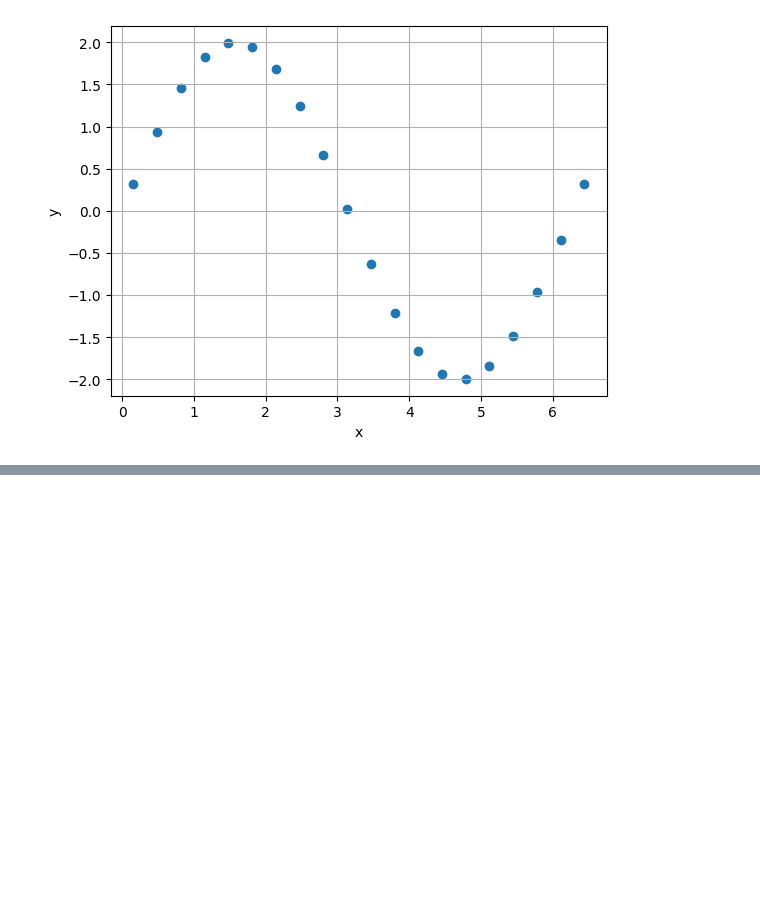
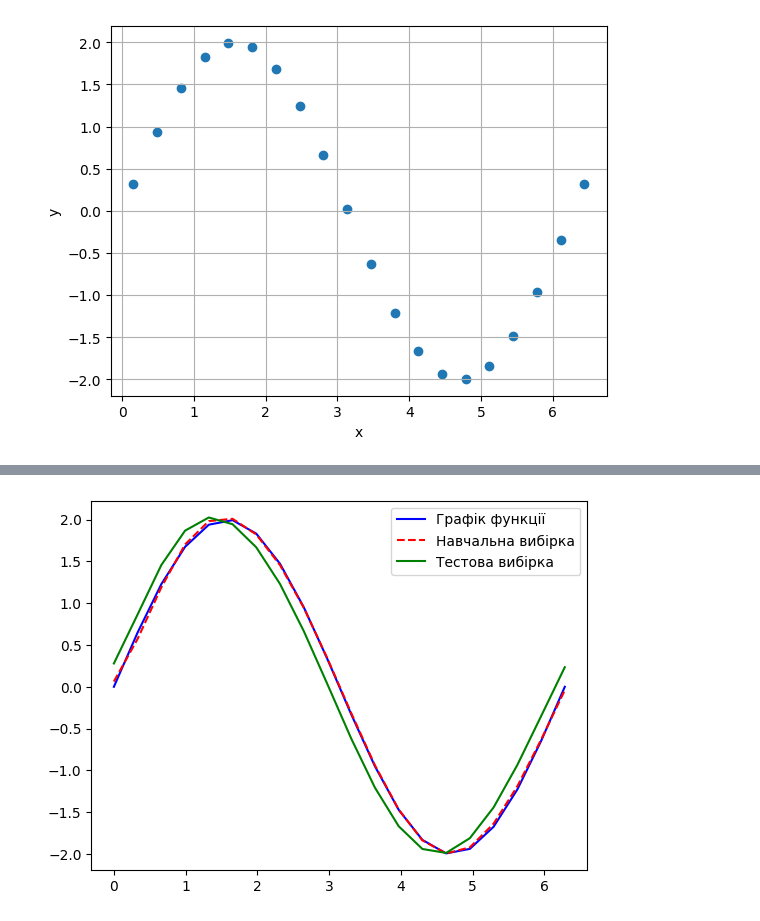
Before and after one commit to VladBlnO0/DataMining, a Jupyter notebook: LR2.ipynb, the cells around one changed output, grey strips where cells are left out. Cells and saved outputs as stored; diff of their text form; code cells hidden in the pictures; blank space fills up the shorter version.

Commit message:
control charts

```diff
--- a/LR2.ipynb
+++ b/LR2.ipynb
@@ -106,0 +116,8 @@ plt.show()
+# %%
+plt.plot(x_train, y_train, c='b', label='Графік функції')
+plt.plot(x_train, y_pred_train, 'r--', label='Навчальна вибірка')
+plt.plot(x_train, y_pred_test, 'g', label='Тестова вибірка')
+plt.legend()
+plt.show()
+# %% [output]
+[figure, added]
```
Also changed, not shown: parts of 7 cells of this notebook.
